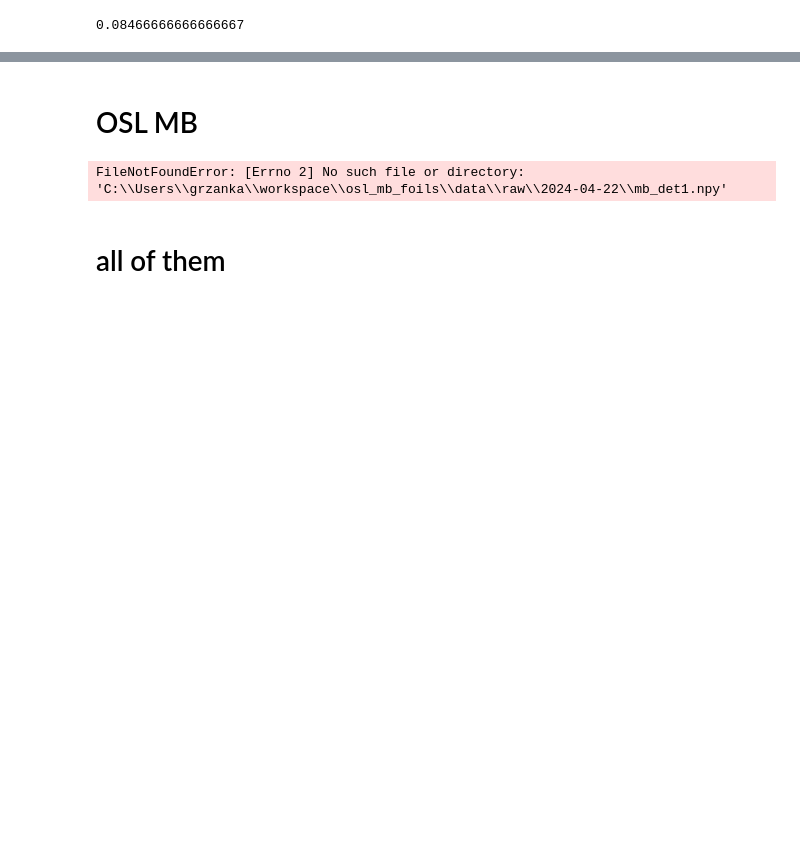
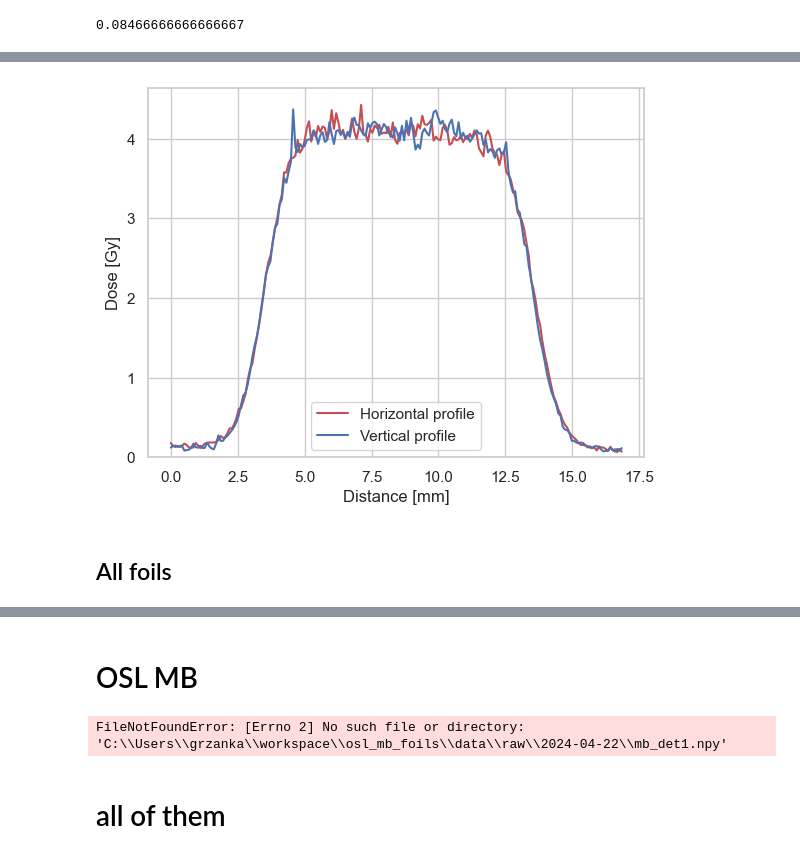
Before and after one commit to grzanka/osl_mb_foils, a Jupyter notebook: notebooks/playground/0.6-lg-2d-efficiency_10mm.ipynb, the cells around one changed output, grey strips where cells are left out. Drawn from its saved outputs; the diff is of its cells as text; code cells hidden in the pictures; blank space fills up the shorter version.

```diff
--- a/notebooks/playground/0.6-lg-2d-efficiency_10mm.ipynb
+++ b/notebooks/playground/0.6-lg-2d-efficiency_10mm.ipynb
@@ -250,0 +258,18 @@ ebt_px_to_mm
+# %%
+# plot horizontal and vertical profiles
+profile_dx = 5
+# plot as function of distance in mm, assuming 300dpi
+res = 300
+y_data = np.mean(data_cut[data_cut.shape[0]//2 - profile_dx//2:data_cut.shape[0]//2 + profile_dx//2,:], axis=0)
+y_data_2 = np.mean(data_cut[:, data_cut.shape[1]//2 - profile_dx//2:data_cut.shape[1]//2 + profile_dx//2], axis=1)
+x_mm = np.arange(y_data.shape[0]) / res * 25.4
+plt.plot(x_mm, y_data , color='r', label='Horizontal profile')
+plt.plot(x_mm, y_data_2, color='b', label='Vertical profile')
+plt.ylim(0, None)
+plt.xlabel('Distance [mm]')
+plt.ylabel('Dose [Gy]')
+plt.legend();
+# %% [output]
+[figure, added]
+# %% [markdown]
+## All foils
```
Also changed, not shown: parts of 17 cells of this notebook.
